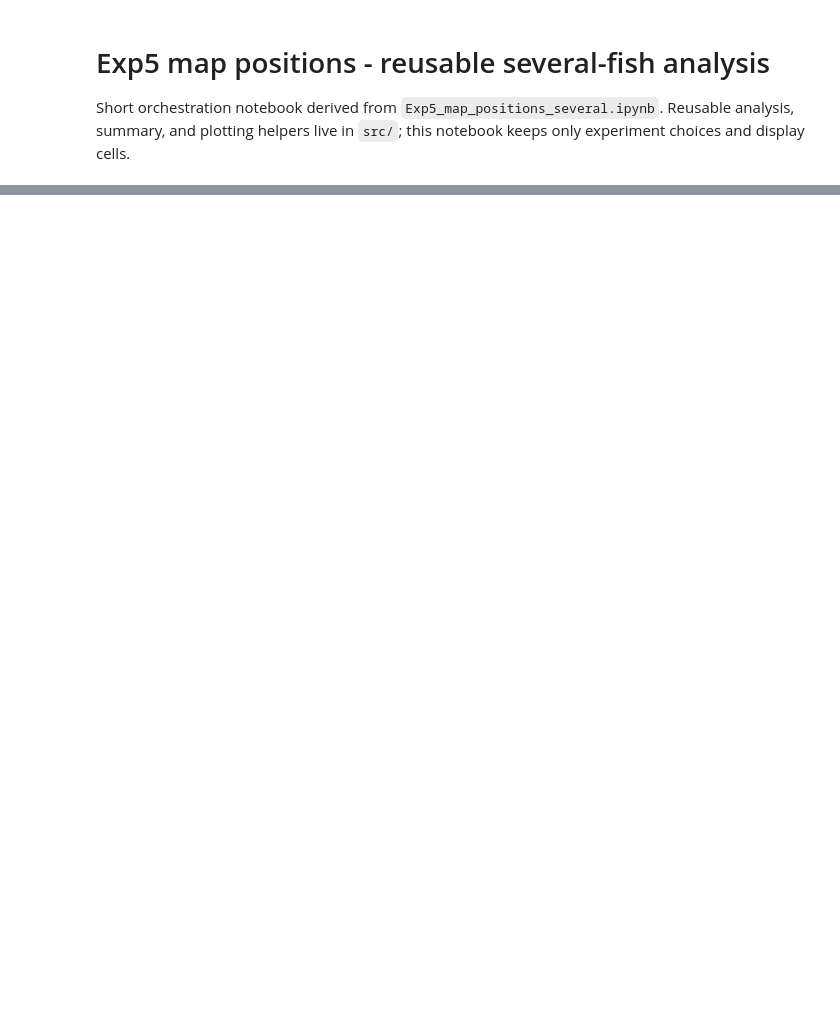
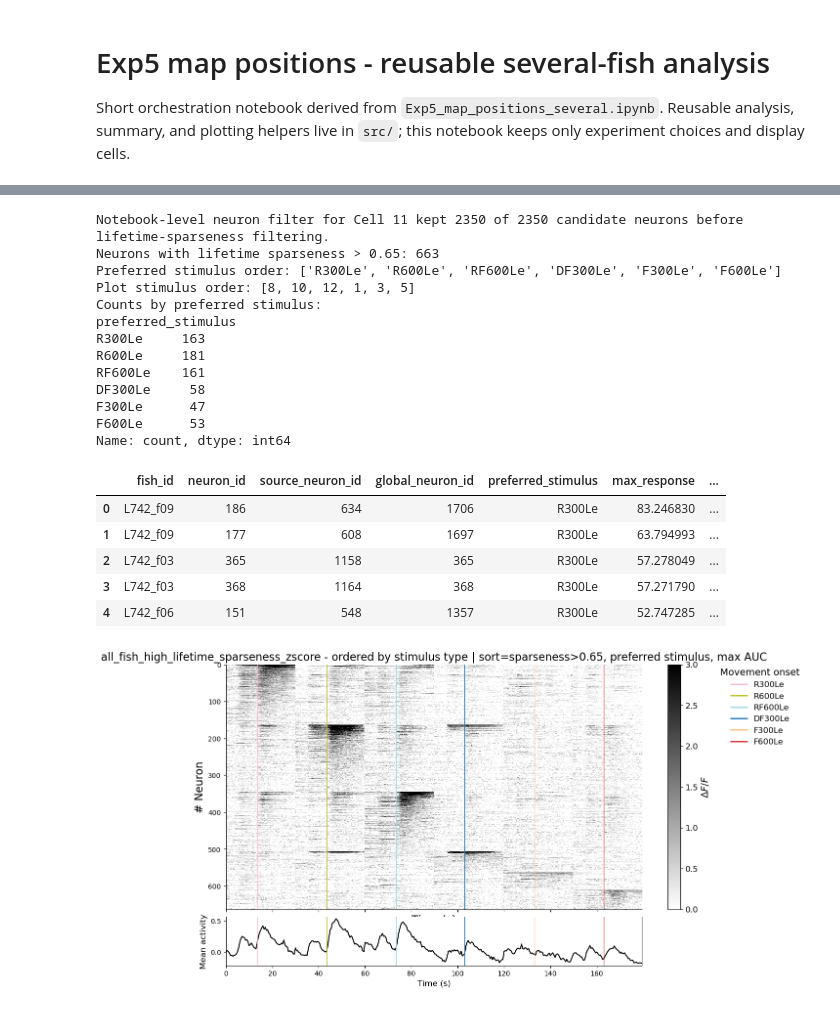
Before and after one commit to uribealej/social_filters, a Jupyter notebook: scripts/calcium_analysis/Exp5_map_positions_several_refactored.ipynb, the cells around one changed output, grey strips where cells are left out. Saved outputs shown, nothing was run; the diff lists cells and outputs as text; code cells hidden in the pictures; blank space fills up the shorter version.

```diff
--- a/scripts/calcium_analysis/Exp5_map_positions_several_refactored.ipynb
+++ b/scripts/calcium_analysis/Exp5_map_positions_several_refactored.ipynb
@@ -32,6 +59,6 @@ importlib.reload(plott)
 # %%
 # Cell 02 - Experiment config
-experiment_name = "Exp_5_map_positions"
+experiment_name = "Exp_2_rocking_1"
 
 def first_existing_path(*candidates):
     for candidate in candidates:
@@ -53,25 +80,24 @@ stimuli_main_path = analysis_path
 save_path = analysis_path / experiment_name / "plots"
 
 fps_2p = 2.0
-selected_blocks = [f"B{n}" for n in range(1, 5)]
+selected_blocks = [f"B{n}" for n in range(1, 3)]
 t_pre_s = 5.0
-t_post_s = 25.0
+t_post_s = 32.0
 motion_onset_s = 8.0
 tau_s = 6.0
 motion_duration_key = "motion_sec"
 
 fish_ids = [
-    "L684_f01",
-    "L684_f07",
-    "L733_f01",
-    "L733_f06",
-    "L733_f07",
+    "L472_f02",
+    "L472_f03",
+    "L472_f04",
+    "L472_f06",
 ]
 
 analysis_label = "Left"
-selected_stimuli_to_plot = ["LeB1", "LeB2", "LeB3", "LeB4"]  # use None for all detected stimuli
-left_right_stimuli = ("LeBcontrol", "RiBcontrol")
-left_right_filter_mode = "left"  # "none", "abs", "left", "right", or "range"
+selected_stimuli_to_plot = ["LB", "RL1", "RL2", "RL3", "RLR1", "RLR2"]  # use None for all detected stimuli
+left_right_stimuli = ("LB", "RB")
+left_right_filter_mode = "none"  # "none", "abs", "left", "right", or "range"
 left_right_threshold = 0.3
 left_right_range = (-0.3, 0.3)
 
@@ -196,8 +301,8 @@ active_matrices = mfa.build_active_neuron_matrices_all_fish(
     fps_2p=fps_2p,
     t_pre_s=t_pre_s,
     tau_s=tau_s,
-    active_fraction_threshold=0.30,
-    min_epoch_s=2.0,
+    active_fraction_threshold=0.20,
+    min_epoch_s=1.5,
     min_active_reps=2,
     expected_reps=4,
 )
@@ -392,7 +524,7 @@ plt.show()
 # %%
 # Cell 11 - High lifetime-sparseness z-score raster
 # Equivalent to the original high-sparseness z-score raster, using the selected plot stimuli.
-lifetime_sparseness_threshold = 0.75
+lifetime_sparseness_threshold = 0.65
 high_sparseness_plot_stim_order = plot_stimulus_ids
 high_sparseness_preferred_stimulus_order = plot_stimulus_labels
 high_sparseness_combine_mode = "mean"
@@ -480,34 +612,55 @@ if high_sparseness_zscore_matrix.shape[0] == 0:
     print("No neurons passed the lifetime sparseness threshold; raster was not plotted.")
     fig_high_sparseness_zscore_raster = None
     ax_high_sparseness_zscore_raster = None
     im_high_sparseness_zscore_raster = None
 else:
     (
         fig_high_sparseness_zscore_raster,
         ax_high_sparseness_zscore_raster,
         im_high_sparseness_zscore_raster,
         high_sparseness_plot_order,
     ) = plott.plot_allfish_flat_raster(
         data=high_sparseness_zscore_matrix,
         trial_aligned_traces=reference_fish["trial_aligned_traces_z_core"],
         stim_order=high_sparseness_plot_stim_order,
         stimuli_id_map=reference_fish["stimuli_id_map"],
         stimuli_durations=reference_fish["stimuli_durations"],
         stimuli_colors=stimuli_colors,
         stimuli_linestyles=stimuli_linestyles,
         fps_2p=fps_2p,
         t_pre_s=t_pre_s,
         combine_mode=high_sparseness_combine_mode,
         sort_mode="unsorted",
         neuron_order=high_sparseness_neuron_order,
         sort_label=f"sparseness>{lifetime_sparseness_threshold}, preferred stimulus, max AUC",
         is_binary=False,
         show_mean_trace=True,
         figsize=(12, 8),
         fish_id="all_fish_high_lifetime_sparseness_zscore",
-        vmax=4,
+        vmax=3,
     )
     plt.show()
+# %% [output]
+Notebook-level neuron filter for Cell 11 kept 2350 of 2350 candidate neurons before lifetime-sparseness filtering.
+Neurons with lifetime sparseness > 0.65: 663
+Preferred stimulus order: ['R300Le', 'R600Le', 'RF600Le', 'DF300Le', 'F300Le', 'F600Le']
+Plot stimulus order: [8, 10, 12, 1, 3, 5]
+Counts by preferred stimulus:
+preferred_stimulus
+R300Le     163
+R600Le     181
+RF600Le    161
+DF300Le     58
+F300Le      47
+F600Le      53
+Name: count, dtype: int64
+|  | fish_id | neuron_id | source_neuron_id | global_neuron_id | preferred_stimulus | max_response | ... |
+| 0 | L742_f09 | 186 | 634 | 1706 | R300Le | 83.246830 | ... |
+| 1 | L742_f09 | 177 | 608 | 1697 | R300Le | 63.794993 | ... |
+| 2 | L742_f03 | 365 | 1158 | 365 | R300Le | 57.278049 | ... |
+| 3 | L742_f03 | 368 | 1164 | 368 | R300Le | 57.271790 | ... |
+| 4 | L742_f06 | 151 | 548 | 1357 | R300Le | 52.747285 | ... |
+[figure, added]
 # %%
 # Cell 12 - Left z-score and active rasters
 # Restores the original pooled left-side z-score and binary active rasters.
```
Also changed, not shown: parts of 16 cells of this notebook, 27 other files.
